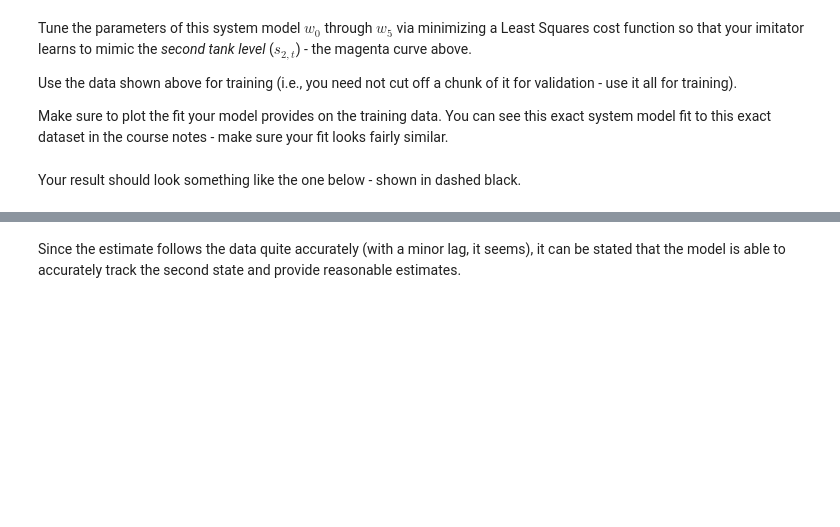
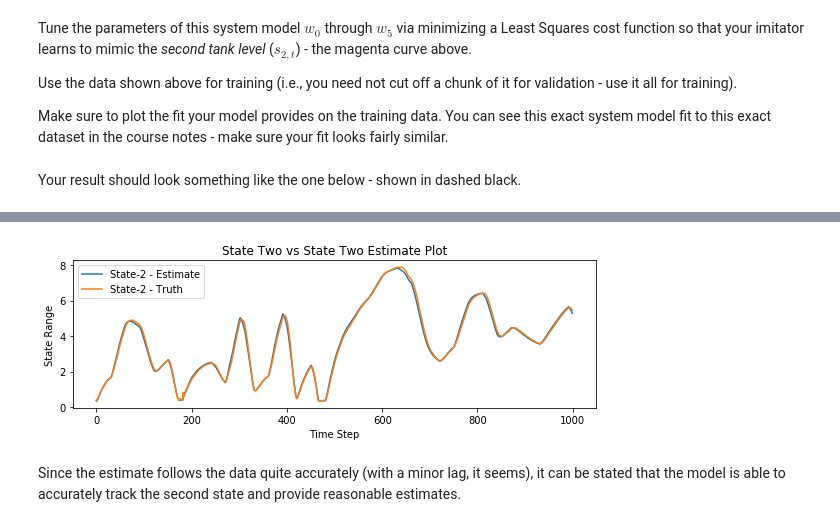
Before and after one commit to chrisxmiller/class1819, a Jupyter notebook: 19SP_EECS495_RL/HW1/homework_1_exercise_2.ipynb, the cells around one changed output, grey strips where cells are left out. Cells and saved outputs as stored; diff of their text form; code cells hidden in the pictures; blank space fills up the shorter version.

```diff
--- a/19SP_EECS495_RL/HW1/homework_1_exercise_2.ipynb
+++ b/19SP_EECS495_RL/HW1/homework_1_exercise_2.ipynb
@@ -254,19 +252,14 @@ plt.plot(out2)
 # %%
 # ---- SOLUTION ----
-#Validation set(reminder, this is prealloc.)
-states_valid = states[:,701:len(states.T)]
-actions_valid = actions[:,700:len(actions.T)]
+#Normalize state-actions
+states_normed = state_norm(states_train)
+actions_normed = action_norm(actions_train)
 
-#Normalize state-actions
-states_valid_normalized = state_norm(states_valid)
-actions_valid_normalized = action_norm(actions_valid)
-
-#Run the model with the normalized data to grab the states
-#based on the model
-state_est_norm_1,state_est_norm_2 = model(states_valid_normalized[0,0:299],states_valid_normalized[1,0:299],actions_valid_normalized, w_best)
+#Loop through the state-actions
+s2_unnormalized = system_loop(states_normed,actions_normed,w_best)
 
 #Unnormalize the second state
-state_est_unnormed_2 = state_inv_norm(state_est_norm_2)
+state_est_unnormed_2 = state_inv_norm(s2_unnormalized)
 
 #Since the unnorm function considers two vectors... we pull just the one that's NON ZERO
 state_est_unnormed_2 = state_est_unnormed_2[1,:]
@@ -280,7 +273,7 @@ plt.ylabel("State Range")
 plt.plot(state_est_unnormed_2)
 
 #Plot the input states
-plt.plot(states_valid[1,:].T)
+plt.plot(states[1,:].T)
 
 #Legend and Display
 plt.legend(["State-2 - Estimate", "State-2 - Truth"])
@@ -291,2 +282,3 @@ plt.show()
+[figure, added]
 # %% [markdown]
 Since the estimate follows the data quite accurately (with a minor lag, it seems), it can be stated that the model is able to accurately track the second state and provide reasonable estimates.
```
Also changed, not shown: parts of 11 cells of this notebook.
